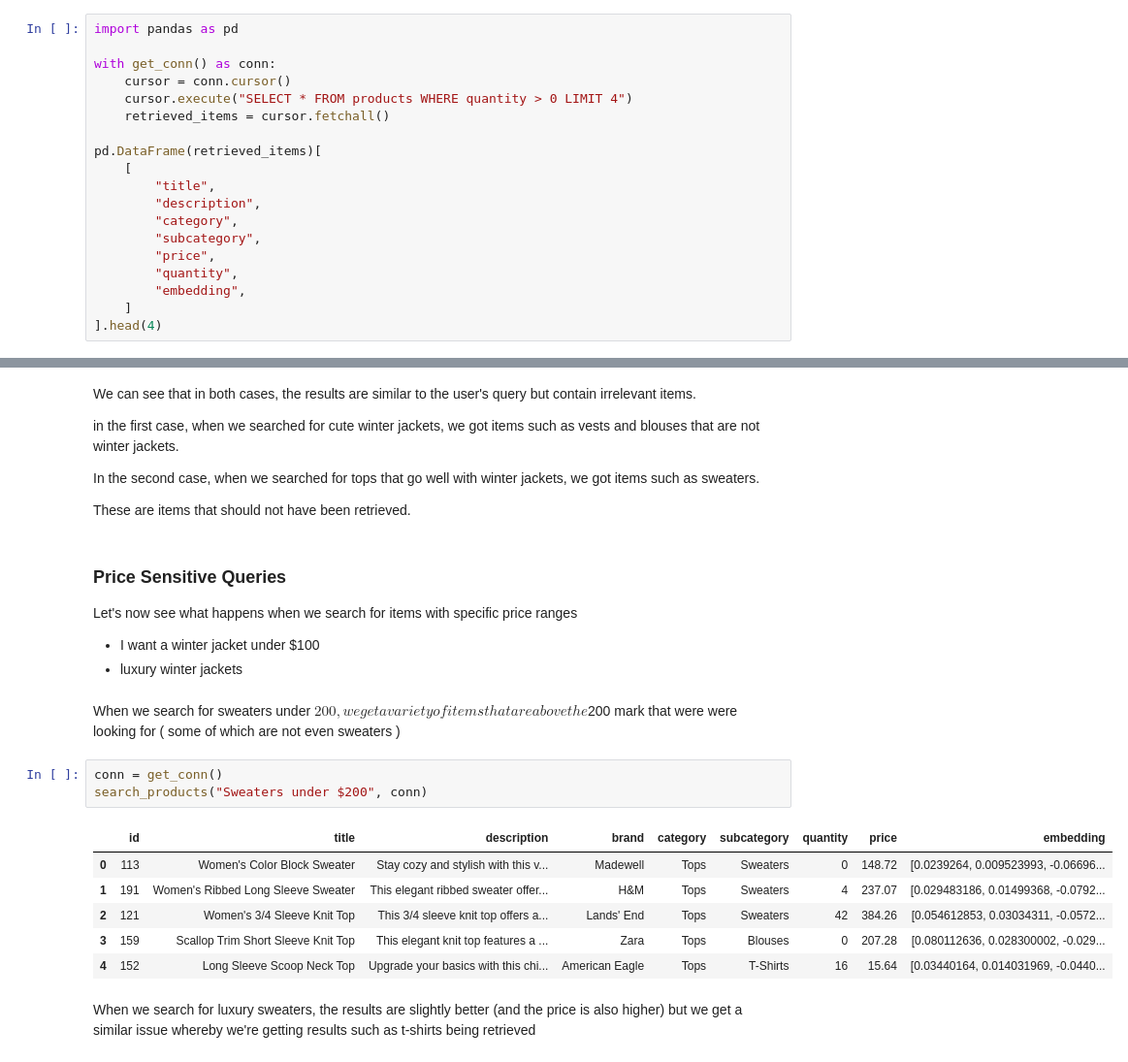
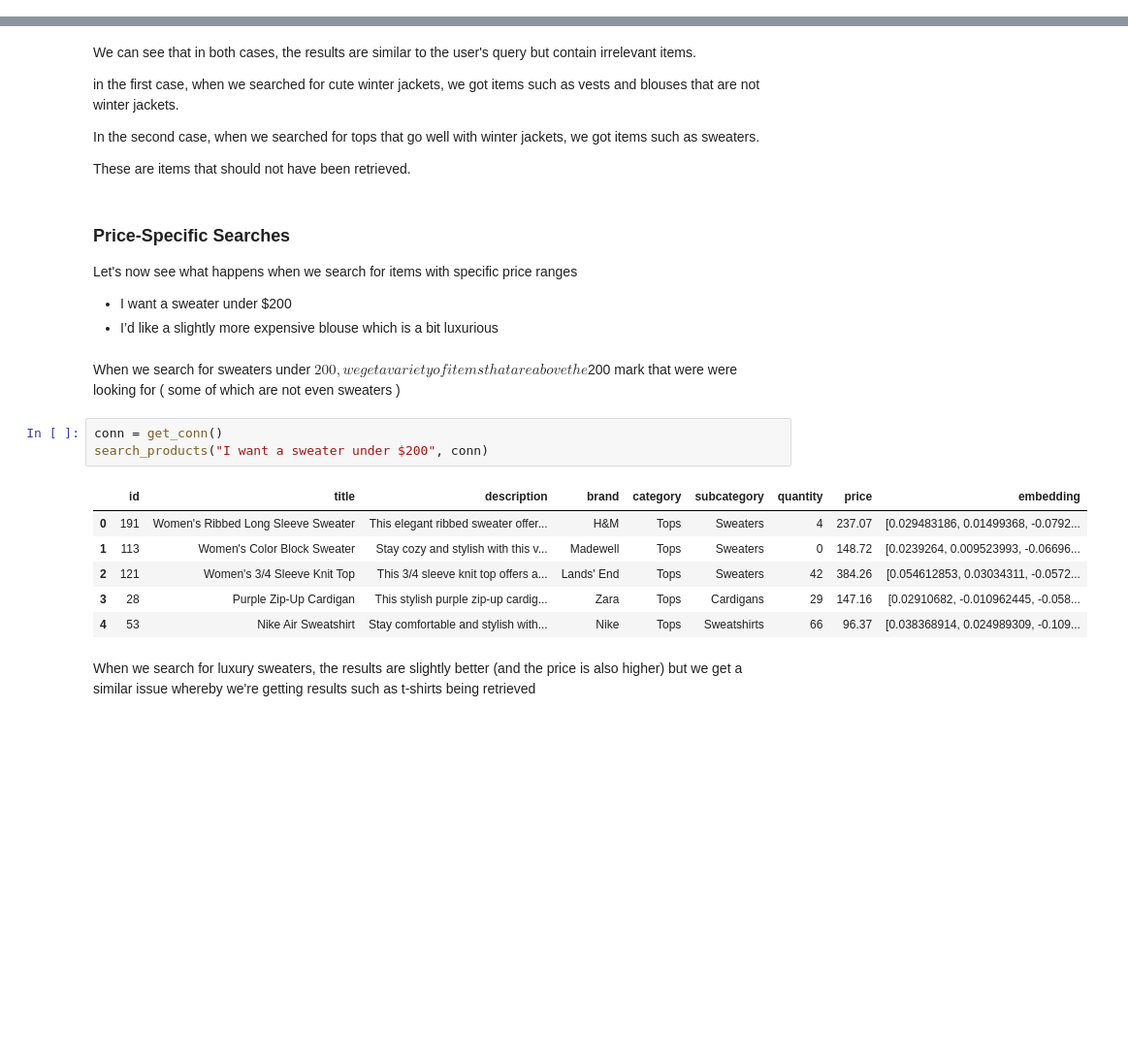
Before and after one commit to ivanleomk/timescale-search, a Jupyter notebook: 1. Embedding Search.ipynb, the cells around one changed output, grey strips where cells are left out. Shown: that part at 97% size. Cells and saved outputs as stored; diff of their text form; blank space fills up the shorter version.

```diff
--- a/1. Embedding Search.ipynb
+++ b/1. Embedding Search.ipynb
@@ -149,22 +154,3 @@ with get_conn() as conn:
     cursor = conn.cursor()
     cursor.executemany(insert_query, values)
     conn.commit()
-# %%
-import pandas as pd
-
-with get_conn() as conn:
-    cursor = conn.cursor()
-    cursor.execute("SELECT * FROM products WHERE quantity > 0 LIMIT 4")
-    retrieved_items = cursor.fetchall()
-
-pd.DataFrame(retrieved_items)[
-    [
-        "title",
-        "description",
-        "category",
-        "subcategory",
-        "price",
-        "quantity",
-        "embedding",
-    ]
-].head(4)
@@ -246,23 +221,23 @@ In the second case, when we searched for tops that go well with winter jackets,
 
 These are items that should not have been retrieved.
 # %% [markdown]
-### Price Sensitive Queries
+### Price-Specific Searches
 
 Let's now see what happens when we search for items with specific price ranges
 
-- I want a winter jacket under $100
-- luxury winter jackets
+- I want a sweater under $200
+- I’d like a slightly more expensive blouse which is a bit luxurious
 # %% [markdown]
 When we search for sweaters under $200, we get a variety of items that are above the $200 mark that were were looking for ( some of which are not even sweaters )
 # %%
 conn = get_conn()
-search_products("Sweaters under $200", conn)
+search_products("I want a sweater under $200", conn)
 # %% [output]
 |  | id | title | description | brand | category | subcategory | quantity | price | embedding |
-| 0 | 113 | Women's Color Block Sweater | Stay cozy and stylish with this v... | Madewell | Tops | Sweaters | 0 | 148.72 | [0.0239264, 0.009523993, -0.06696... |
-| 1 | 191 | Women's Ribbed Long Sleeve Sweater | This elegant ribbed sweater offer... | H&M | Tops | Sweaters | 4 | 237.07 | [0.029483186, 0.01499368, -0.0792... |
+| 0 | 191 | Women's Ribbed Long Sleeve Sweater | This elegant ribbed sweater offer... | H&M | Tops | Sweaters | 4 | 237.07 | [0.029483186, 0.01499368, -0.0792... |
+| 1 | 113 | Women's Color Block Sweater | Stay cozy and stylish with this v... | Madewell | Tops | Sweaters | 0 | 148.72 | [0.0239264, 0.009523993, -0.06696... |
 | 2 | 121 | Women's 3/4 Sleeve Knit Top | This 3/4 sleeve knit top offers a... | Lands' End | Tops | Sweaters | 42 | 384.26 | [0.054612853, 0.03034311, -0.0572... |
-| 3 | 159 | Scallop Trim Short Sleeve Knit Top | This elegant knit top features a ... | Zara | Tops | Blouses | 0 | 207.28 | [0.080112636, 0.028300002, -0.029... |
-| 4 | 152 | Long Sleeve Scoop Neck Top | Upgrade your basics with this chi... | American Eagle | Tops | T-Shirts | 16 | 15.64 | [0.03440164, 0.014031969, -0.0440... |
+| 3 | 28 | Purple Zip-Up Cardigan | This stylish purple zip-up cardig... | Zara | Tops | Cardigans | 29 | 147.16 | [0.02910682, -0.010962445, -0.058... |
+| 4 | 53 | Nike Air Sweatshirt | Stay comfortable and stylish with... | Nike | Tops | Sweatshirts | 66 | 96.37 | [0.038368914, 0.024989309, -0.109... |
 # %% [markdown]
 When we search for luxury sweaters, the results are slightly better (and the price is also higher) but we get a similar issue whereby we're getting results such as t-shirts being retrieved
```
Also changed, not shown: parts of 17 cells of this notebook, 1 other file.
